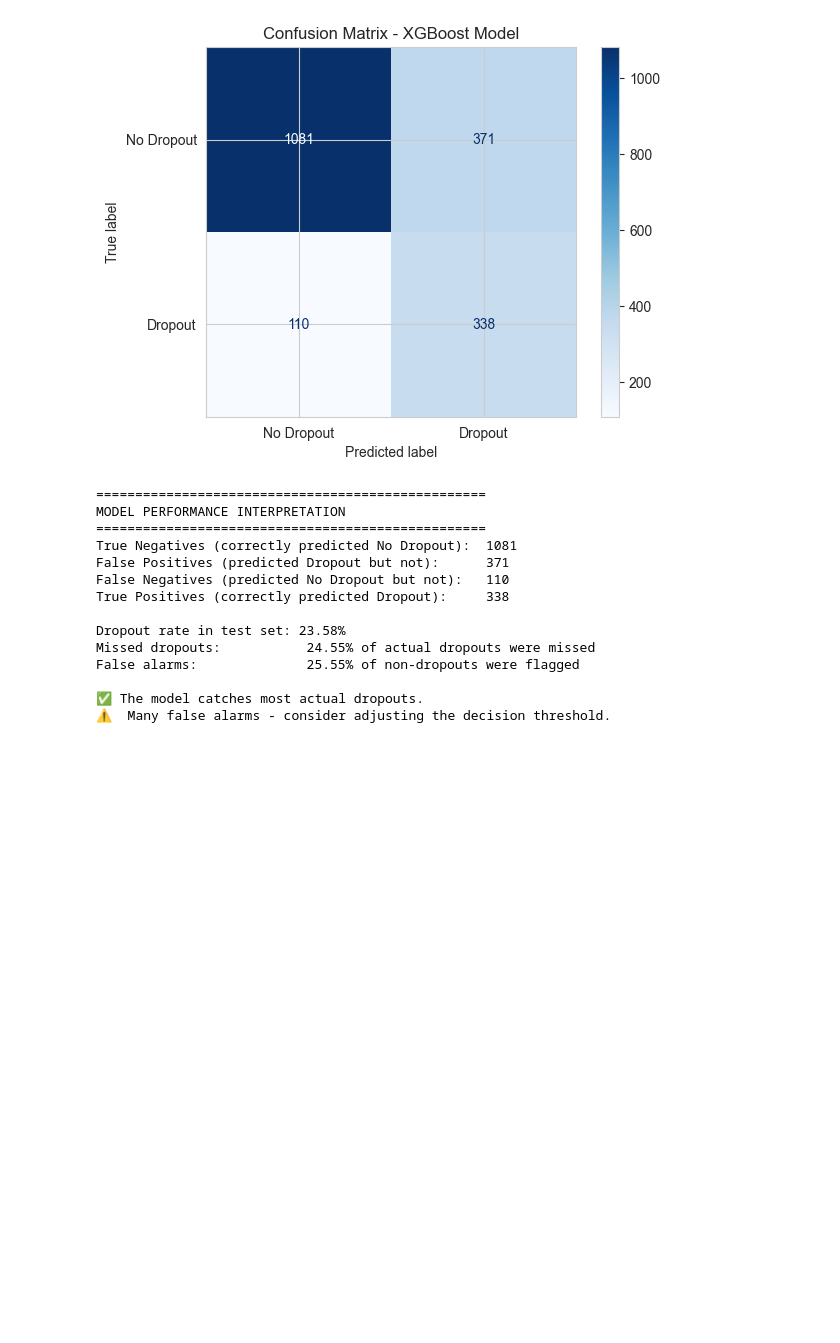
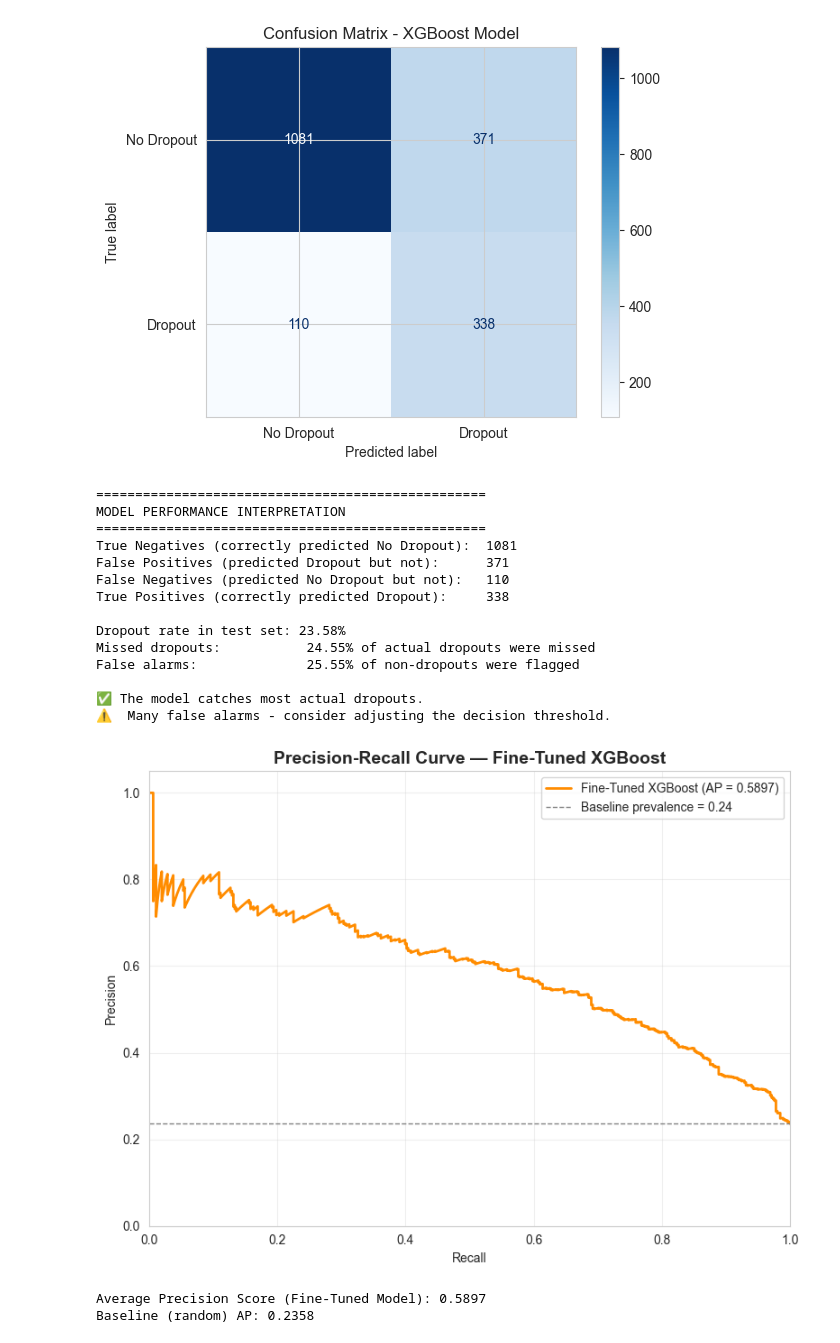
Before and after one commit to BrianMuli/mental-health-and-dropout-prediction, a Jupyter notebook: xgboost_model.ipynb, the cells around one changed output. Saved outputs shown, nothing was run; the diff lists cells and outputs as text; code cells hidden in the pictures; blank space fills up the shorter version.

```diff
--- a/xgboost_model.ipynb
+++ b/xgboost_model.ipynb
@@ -781,3 +781,36 @@ False alarms:              25.55% of non-dropouts were flagged
 
 ✅ The model catches most actual dropouts.
 ⚠️  Many false alarms - consider adjusting the decision threshold.
+# %%
+from sklearn.metrics import precision_recall_curve, average_precision_score
+import matplotlib.pyplot as plt
+
+# Get predictions from best model
+y_pred_prob = grid_search.best_estimator_.predict_proba(X_test)[:, 1]
+
+# Calculate precision-recall
+precision, recall, _ = precision_recall_curve(y_test, y_pred_prob)
+avg_precision = average_precision_score(y_test, y_pred_prob)
+
+# Plot
+plt.figure(figsize=(8, 6))
+plt.plot(recall, precision, color='darkorange', lw=2,
+         label=f'Fine-Tuned XGBoost (AP = {avg_precision:.4f})')
+plt.axhline(y=y_test.mean(), color='grey', linestyle='--', lw=1,
+            label=f'Baseline prevalence = {y_test.mean():.2f}')
+plt.xlim([0.0, 1.0])
+plt.ylim([0.0, 1.05])
+plt.xlabel('Recall')
+plt.ylabel('Precision')
+plt.title('Precision-Recall Curve — Fine-Tuned XGBoost', fontsize=14, fontweight='bold')
+plt.legend(loc='upper right')
+plt.grid(True, alpha=0.3)
+plt.tight_layout()
+plt.show()
+
+print(f'Average Precision Score (Fine-Tuned Model): {avg_precision:.4f}')
+print(f'Baseline (random) AP: {y_test.mean():.4f}')
+# %% [output]
+[figure, added]
+Average Precision Score (Fine-Tuned Model): 0.5897
+Baseline (random) AP: 0.2358
```
Also changed, not shown: parts of 1 cell of this notebook, 1 other file.
